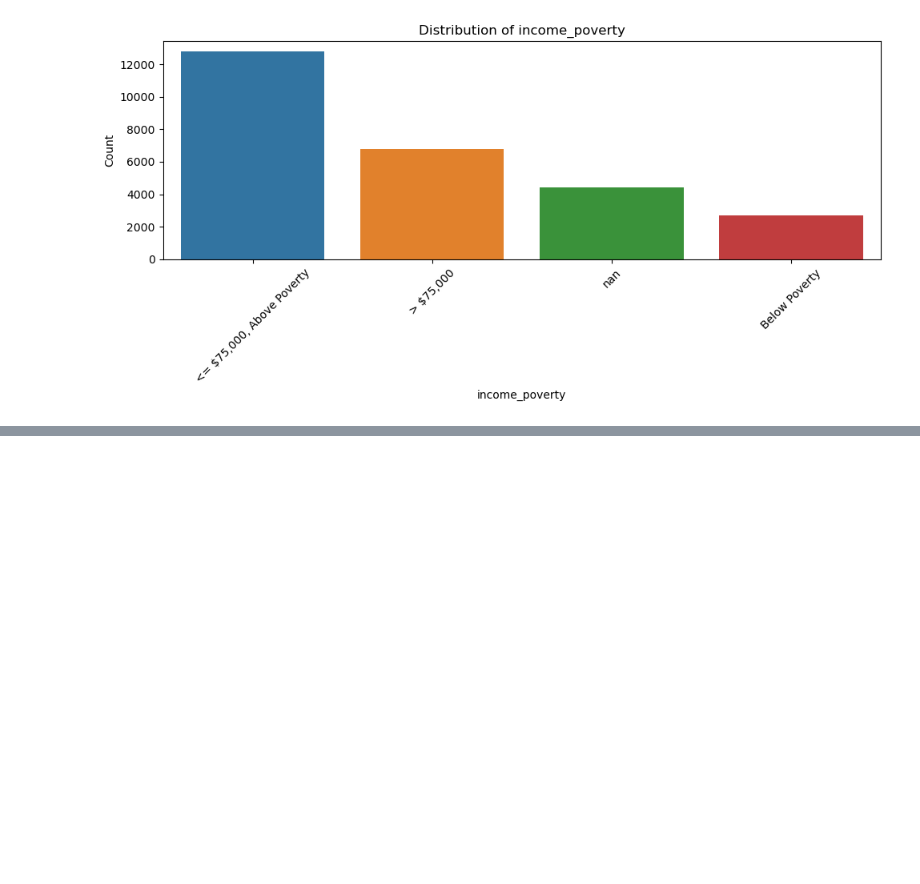
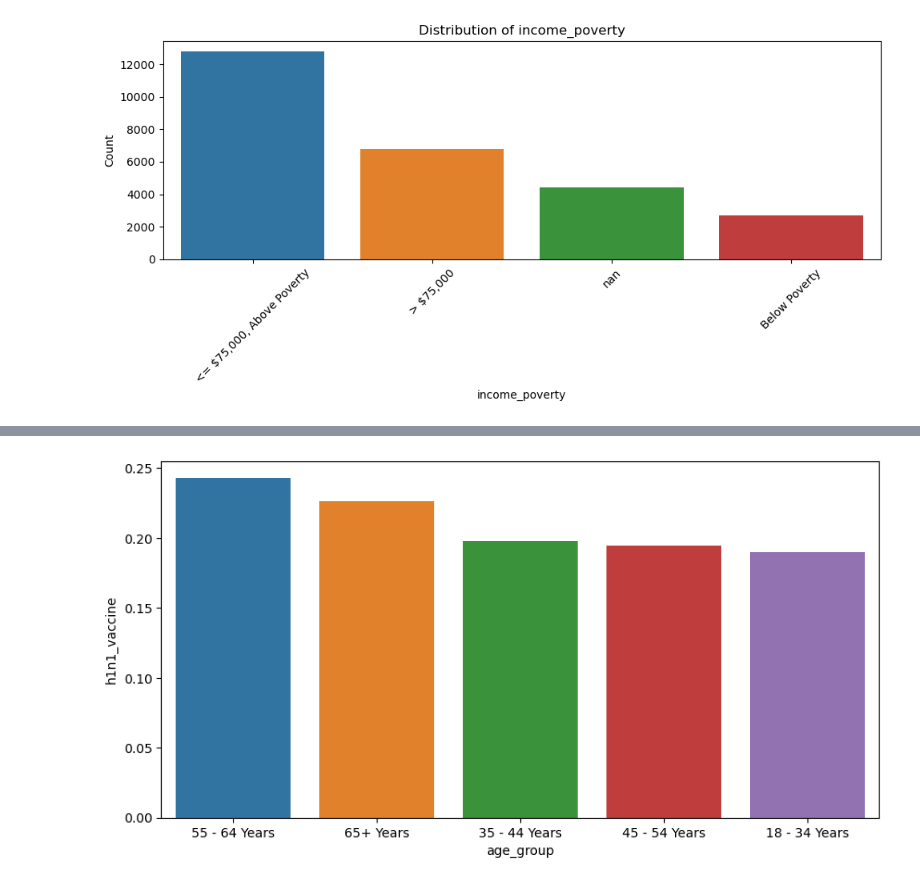
Before and after one commit to Mary-Osi/Flushot_Project, a Jupyter notebook: EDA.ipynb, the cells around one changed output, grey strips where cells are left out. Cells and saved outputs as stored; diff of their text form; code cells hidden in the pictures; blank space fills up the shorter version.

```diff
--- a/EDA.ipynb
+++ b/EDA.ipynb
@@ -245,3 +235,7 @@ plot_categorical_distribution(merge_traindata, "income_poverty")
 [figure]
 [figure]
 [figure]
+# %%
+# 9A. FEATURE vs TARGET RATE
+temp = merge_traindata[["age_group", "h1n1_vaccine"]].copy()
+temp.head()
@@ -247,0 +249,4 @@ plot_categorical_distribution(merge_traindata, "income_poverty")
+# %%
+temp.isnull().sum()
+temp["age_group"] = temp["age_group"].fillna("Missing")
+temp.head()
@@ -247,0 +284,9 @@ plot_categorical_distribution(merge_traindata, "income_poverty")
+# %%
+rate_table = (
+    temp.groupby("age_group")["h1n1_vaccine"]
+    .mean()
+    .sort_values(ascending=False)
+    .reset_index()
+)
+
+rate_table
@@ -247,0 +300,6 @@ plot_categorical_distribution(merge_traindata, "income_poverty")
+# %%
+plt.figure(figsize=(10, 5))
+sns.barplot(data=rate_table, x="age_group", y="h1n1_vaccine")
+plt.show()
+# %% [output]
+[figure, added]
```
Also changed, not shown: parts of 18 cells of this notebook.
